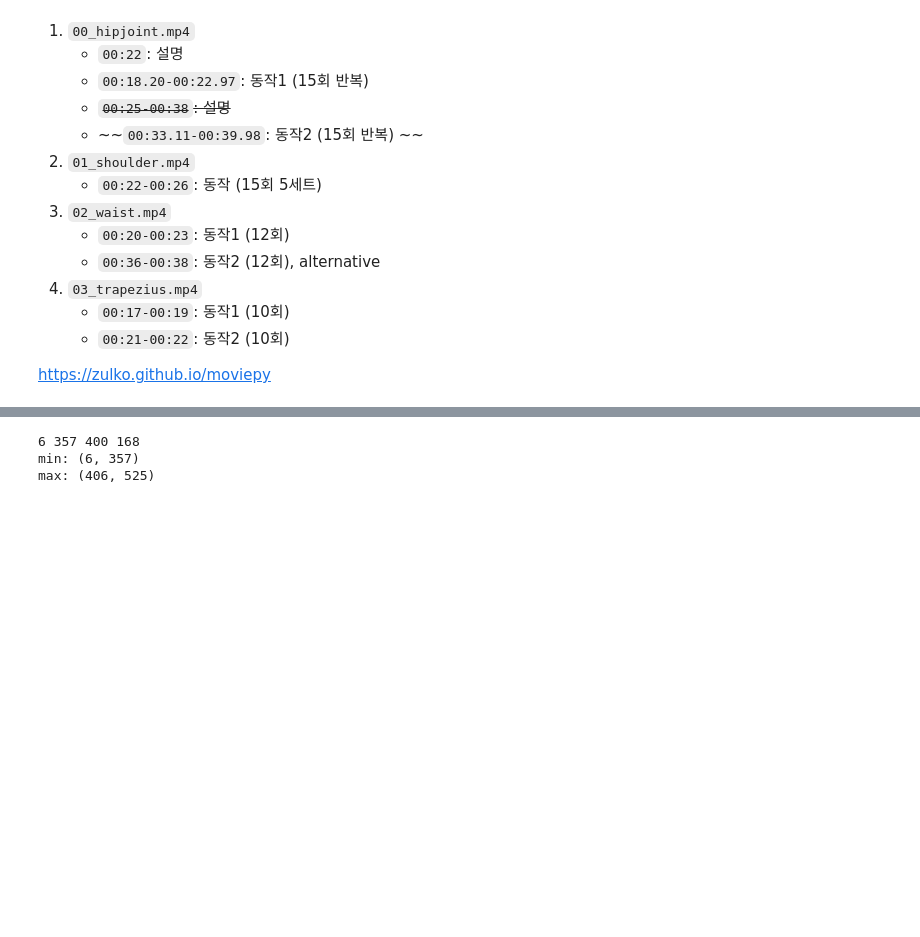
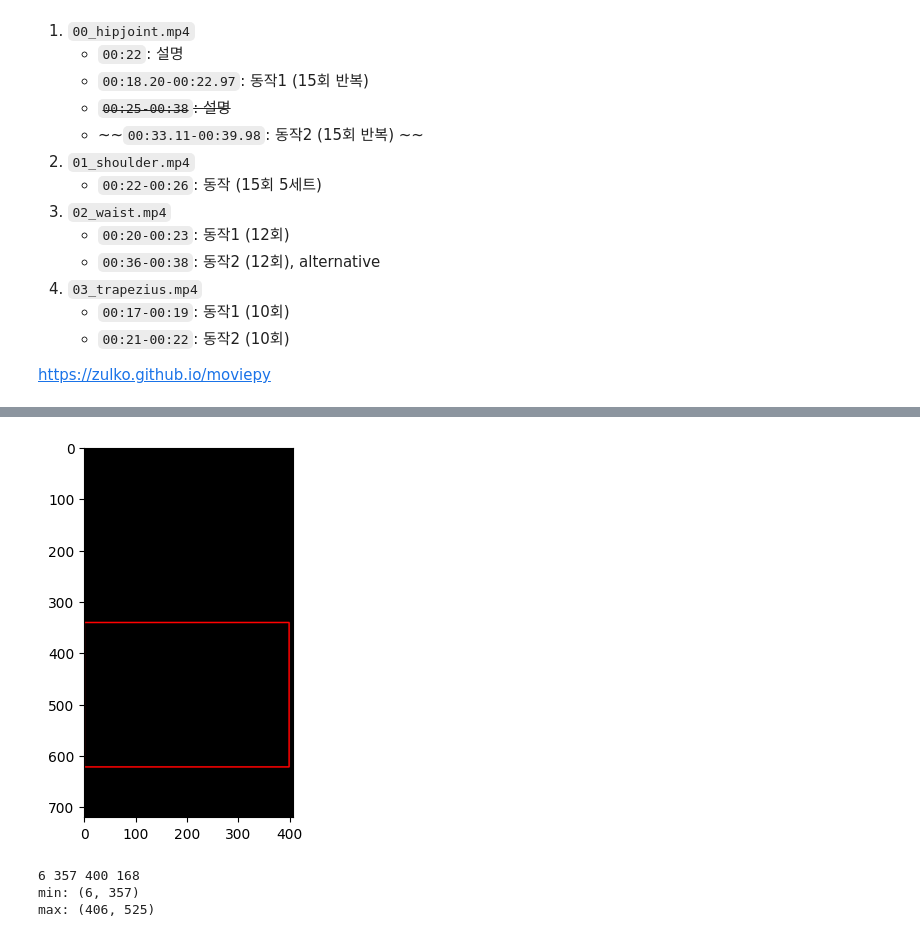
Before and after one commit to simonjisu/ambient_ai2022, a Jupyter notebook: project/eda.ipynb, the cells around one changed output, grey strips where cells are left out. Saved outputs shown, nothing was run; the diff lists cells and outputs as text; code cells hidden in the pictures; blank space fills up the shorter version.

```diff
--- a/project/eda.ipynb
+++ b/project/eda.ipynb
@@ -61,0 +138,14 @@ mp_pose = mp.solutions.pose
+# %%
+videos = ['01_hipjoint', '02_waist', '03_trapezius']
+for video_file in videos:
+    clip = VideoFileClip(str(data_path / f'{video_file}.mp4')).without_audio()
+    all_angles = []
+    all_outputs = []
+    for image in tqdm(clip.iter_frames()):
+        image_output = image.copy()
+        image_output, results, angles = process_mediapipe(image=image_output)
+        all_angles.append(angles)
+        all_outputs.append(image_output)
+    new_clip = concatenate_videoclips([CompositeVideoClip([ImageClip(x, duration=1/clip.fps)]) for x in all_outputs])
+    new_video_name = f'{video_file}_gold.mp4'
+    new_clip.write_videofile(str(data_path / new_video_name), fps=clip.fps)
@@ -61,0 +218,10 @@ mp_pose = mp.solutions.pose
+# %%
+bg_image = np.repeat(np.zeros_like(mask_img)[:, :, None], 3, axis=2)
+cv2.rectangle(bg_image, box[:2], box[2:], COLOR_DICT['red'], 2)
+bg_mask = (bg_image > 0).sum(2).astype(np.uint8)
+plt.imshow(bg_image)
+single_blank = np.zeros((bg_image.shape[0], bg_image.shape[1], 1), dtype=bg_image.dtype)
+bg_image = np.concatenate((single_blank, bg_image), axis=-1)
+bg_image[:, :, 0] = bg_mask
+# %% [output]
+[figure, added]
```
Also changed, not shown: parts of 11 cells of this notebook, 19 other files.
